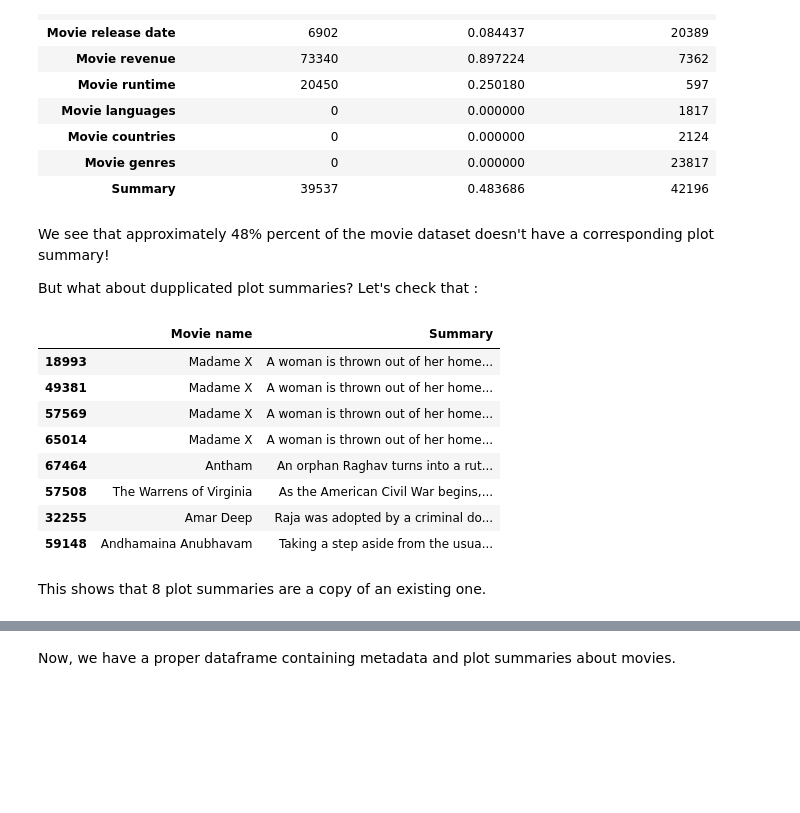
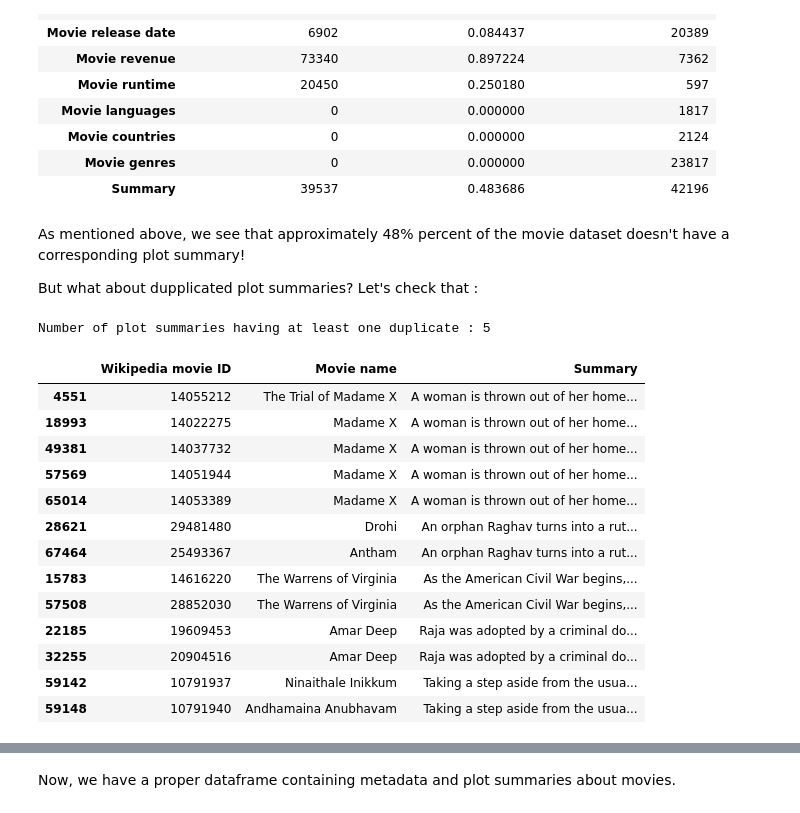
Before and after one commit to epfl-ada/ada-2023-project-workingteam2023, a Jupyter notebook: exploration/main.ipynb, the cells around one changed output, grey strips where cells are left out. Drawn from its saved outputs; the diff is of its cells as text; code cells hidden in the pictures; blank space fills up the shorter version.

```diff
--- a/exploration/main.ipynb
+++ b/exploration/main.ipynb
@@ -82,21 +78,30 @@ all_movies_null
 | Movie genres | 0 | 0.000000 | 23817 |
 | Summary | 39537 | 0.483686 | 42196 |
 # %% [markdown]
-We see that approximately 48% percent of the movie dataset doesn't have a corresponding plot summary!
+As mentioned above, we see that approximately 48% percent of the movie dataset doesn't have a corresponding plot summary!
 
 But what about dupplicated plot summaries? Let's check that :
 # %%
-# Show summary duplicates which are not NaNs
-all_movies[all_movies.duplicated(subset=['Summary']) & all_movies['Summary'].notnull()][['Movie name', 'Summary']].sort_values(by=['Summary'])
+# Show plot summary duplicates which are not NaNs
+duplicate_plot_movies = all_movies[all_movies.duplicated(subset=['Summary'], keep = False) & all_movies['Summary'].notnull()]
+
+# Print number of plot summaries having at least one duplicate
+print("Number of plot summaries having at least one duplicate :", duplicate_plot_movies['Summary'].nunique())
+
+duplicate_plot_movies[['Wikipedia movie ID', 'Movie name', 'Summary']].sort_values(by=['Summary'])
 # %% [output]
+Number of plot summaries having at least one duplicate : 5
-|  | Movie name | Summary |
-| 18993 | Madame X | A woman is thrown out of her home... |
-| 49381 | Madame X | A woman is thrown out of her home... |
-| 57569 | Madame X | A woman is thrown out of her home... |
-| 65014 | Madame X | A woman is thrown out of her home... |
-| 67464 | Antham | An orphan Raghav turns into a rut... |
-| 57508 | The Warrens of Virginia | As the American Civil War begins,... |
-| 32255 | Amar Deep | Raja was adopted by a criminal do... |
-| 59148 | Andhamaina Anubhavam | Taking a step aside from the usua... |
+|  | Wikipedia movie ID | Movie name | Summary |
+| 4551 | 14055212 | The Trial of Madame X | A woman is thrown out of her home... |
+| 18993 | 14022275 | Madame X | A woman is thrown out of her home... |
+| 49381 | 14037732 | Madame X | A woman is thrown out of her home... |
+| 57569 | 14051944 | Madame X | A woman is thrown out of her home... |
+| 65014 | 14053389 | Madame X | A woman is thrown out of her home... |
+| 28621 | 29481480 | Drohi | An orphan Raghav turns into a rut... |
+| 67464 | 25493367 | Antham | An orphan Raghav turns into a rut... |
+| 15783 | 14616220 | The Warrens of Virginia | As the American Civil War begins,... |
+| 57508 | 28852030 | The Warrens of Virginia | As the American Civil War begins,... |
+| 22185 | 19609453 | Amar Deep | Raja was adopted by a criminal do... |
+| 32255 | 20904516 | Amar Deep | Raja was adopted by a criminal do... |
+| 59142 | 10791937 | Ninaithale Inikkum | Taking a step aside from the usua... |
+| 59148 | 10791940 | Andhamaina Anubhavam | Taking a step aside from the usua... |
-# %% [markdown]
-This shows that 8 plot summaries are a copy of an existing one.
```
Also changed, not shown: parts of 10 cells of this notebook, 1 other file.
